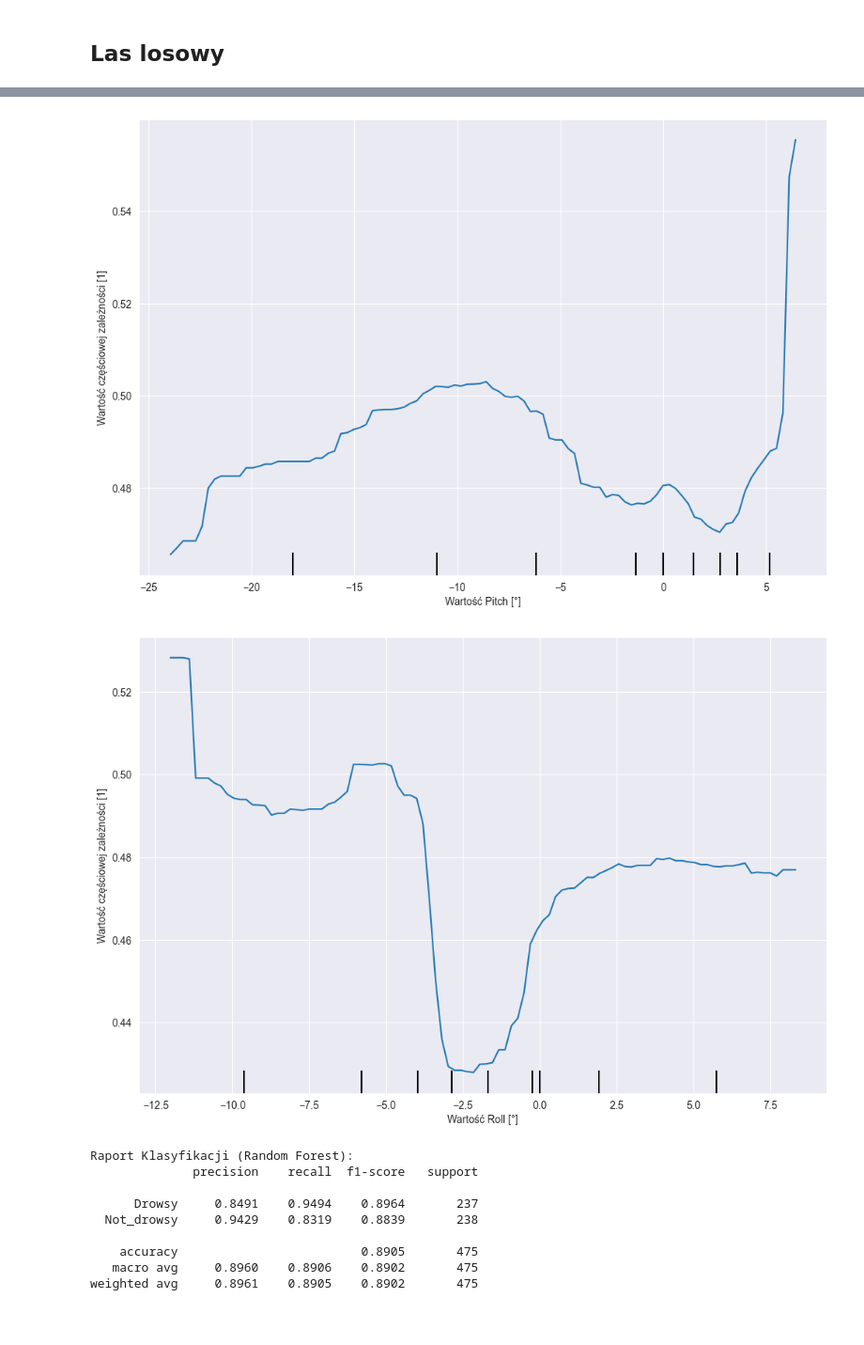
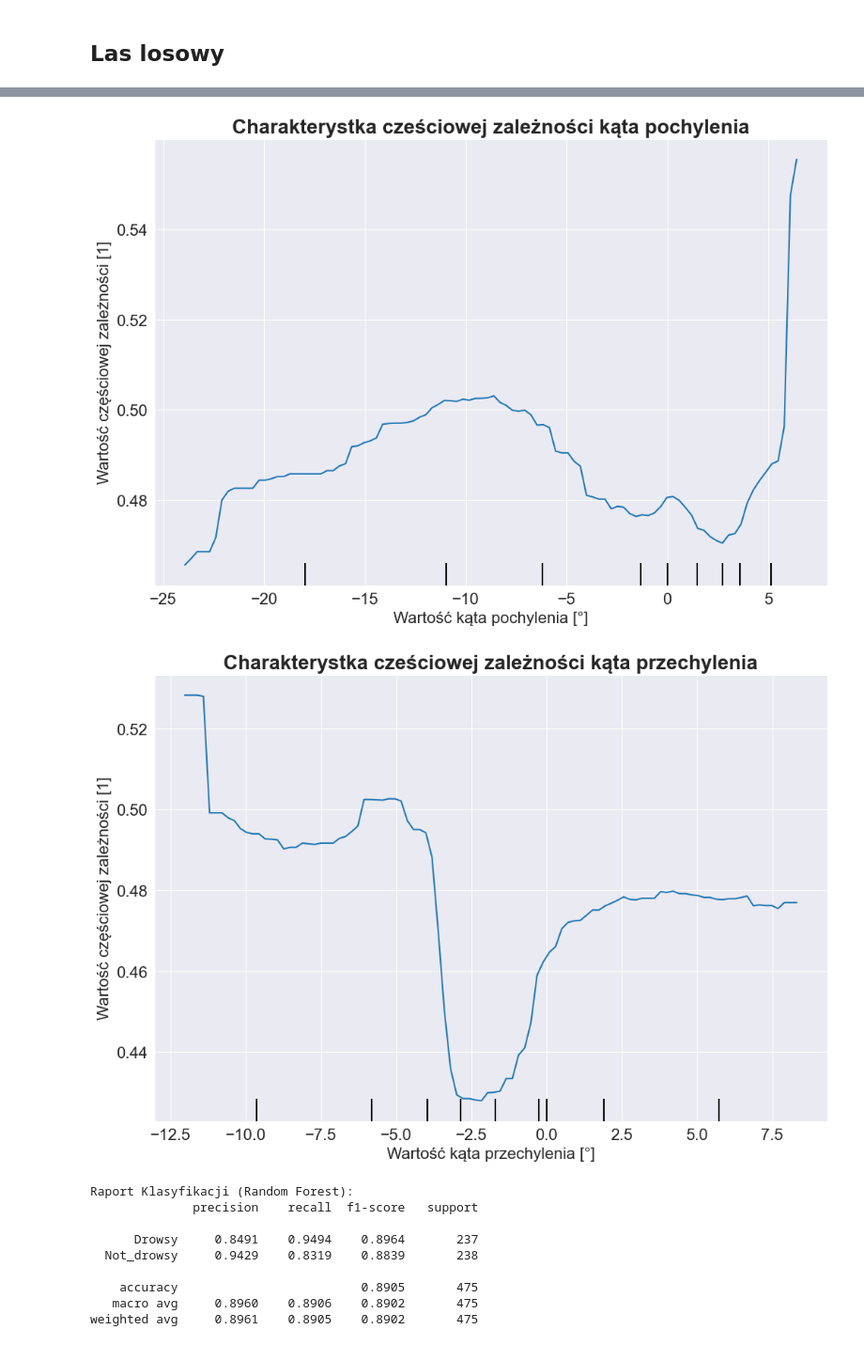
Before and after one commit to AdrianPanasiewicz/Drowsiness_detection_system, a Jupyter notebook: Workspace/Models/validating_on_test_dataset.ipynb, the cells around one changed output, grey strips where cells are left out. Shown at 94% size. Drawn from its saved outputs; the diff is of its cells as text; code cells hidden in the pictures; blank space fills up the shorter version.

```diff
--- a/Workspace/Models/validating_on_test_dataset.ipynb
+++ b/Workspace/Models/validating_on_test_dataset.ipynb
@@ -118,28 +130,32 @@ pdp = PartialDependenceDisplay.from_estimator(
     ax=ax,
 )
 
-pdp.axes_[0][0].set_ylabel("Wartość częściowej zależności [1]")
-pdp.axes_[0][0].set_xlabel("Wartość Pitch [°]")
+pdp.axes_[0][0].set_title("Charakterystka cześciowej zależności kąta pochylenia",  fontsize=20, fontweight='bold')
+pdp.axes_[0][0].set_ylabel("Wartość częściowej zależności [1]",  fontsize=16)
+pdp.axes_[0][0].set_xlabel("Wartość kąta pochylenia [°]",  fontsize=16)
+pdp.axes_[0][0].tick_params(axis='both', labelsize=16)
 pdp.axes_[0][0].grid(True)
 plt.show()
 # %% [output]
-[figure, old version]
+[figure, new version]
 # %%
 fig, ax = plt.subplots(figsize=(12, 8))
 
 pdp = PartialDependenceDisplay.from_estimator(
     rf,
     test_xs,
     ['Roll'],
     ax=ax,
 )
 
-pdp.axes_[0][0].set_ylabel("Wartość częściowej zależności [1]")
-pdp.axes_[0][0].set_xlabel("Wartość Roll [°]")
+pdp.axes_[0][0].set_title("Charakterystka cześciowej zależności kąta przechylenia",  fontsize=20, fontweight='bold')
+pdp.axes_[0][0].set_ylabel("Wartość częściowej zależności [1]",  fontsize=16)
+pdp.axes_[0][0].set_xlabel("Wartość kąta przechylenia [°]",  fontsize=16)
+pdp.axes_[0][0].tick_params(axis='both', labelsize=16)
 pdp.axes_[0][0].grid(True)
 plt.show()
 # %% [output]
-[figure, old version]
+[figure, new version]
 # %%
 preds_rf = rf.predict(test_xs)
 
```
Also changed, not shown: parts of 3 cells of this notebook.
